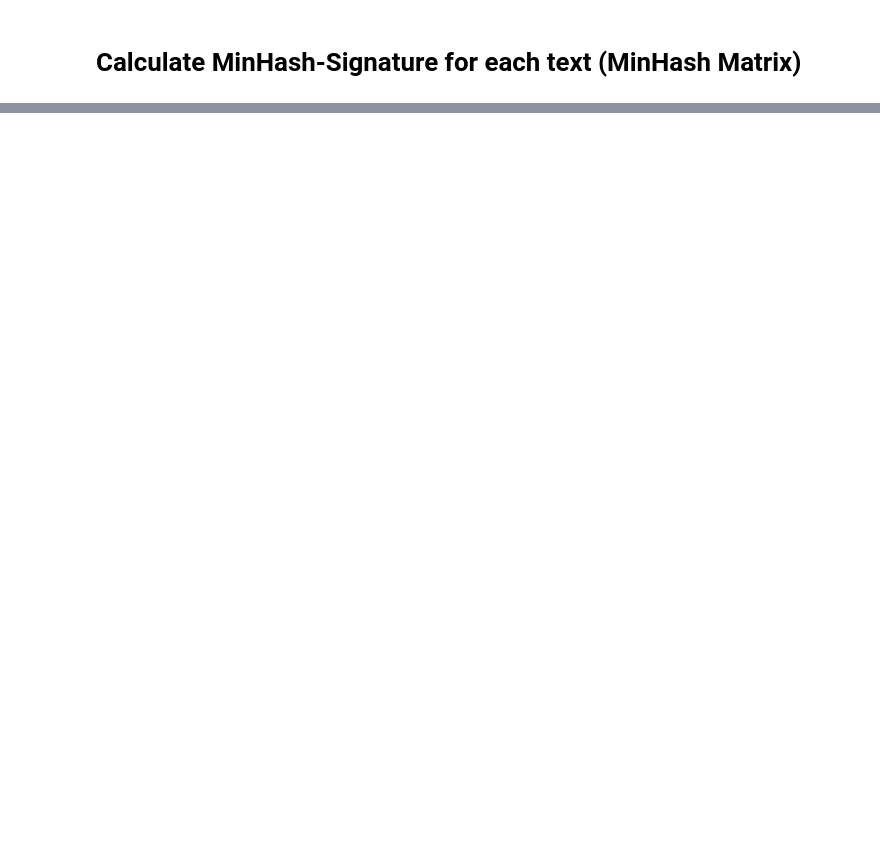
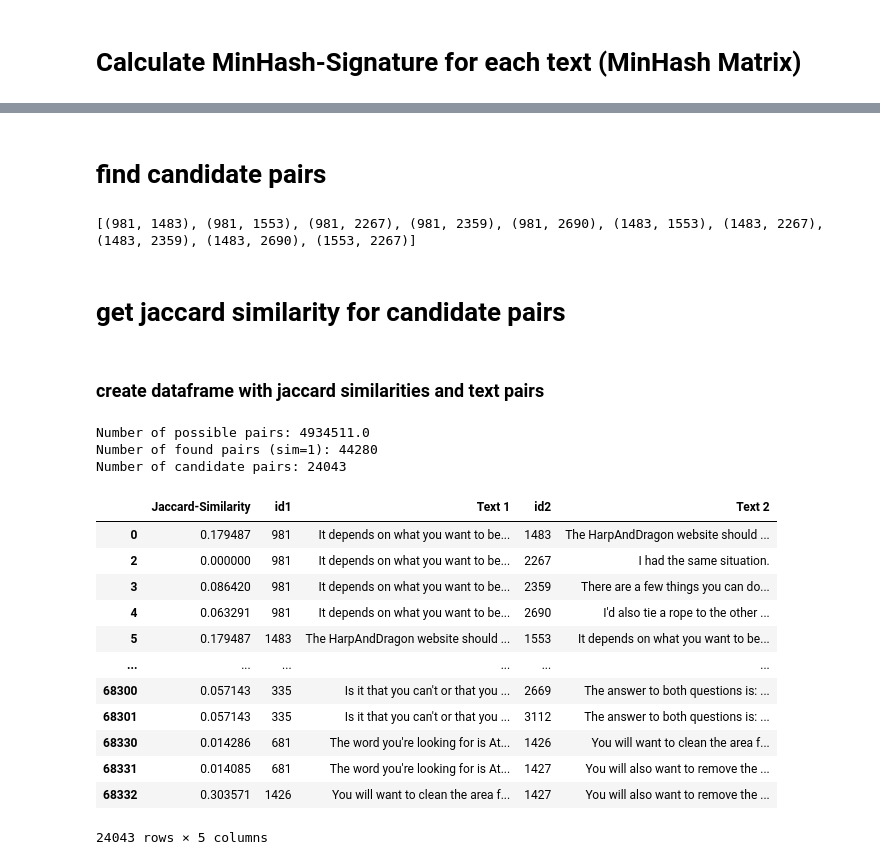
Before and after one commit to Phillus1999/data_science_2, a Jupyter notebook: projects/uebung_3/LSH_concepts.ipynb, the cells around one changed output, grey strips where cells are left out. Saved outputs shown, nothing was run; the diff lists cells and outputs as text; code cells hidden in the pictures; blank space fills up the shorter version.

```diff
--- a/projects/uebung_3/LSH_concepts.ipynb
+++ b/projects/uebung_3/LSH_concepts.ipynb
@@ -164,0 +237,16 @@ signature_similarity = []
+# %% [markdown]
+# find candidate pairs
+# %%
+candidate_pairs = []
+for bucket in buckets:
+    # find all buckets with more than one entry
+    if len(bucket) > 1:
+        # create all possible pairs of the bucket
+        for i in range(len(bucket)):
+            for j in range(i + 1, len(bucket)):
+                candidate_pairs.append((bucket[i], bucket[j]))
+print(candidate_pairs[0:10])
+# %% [output]
+[(981, 1483), (981, 1553), (981, 2267), (981, 2359), (981, 2690), (1483, 1553), (1483, 2267), (1483, 2359), (1483, 2690), (1553, 2267)]
+# %% [markdown]
+# get jaccard similarity for candidate pairs
@@ -164,0 +257,2 @@ signature_similarity = []
+# %% [markdown]
+### create dataframe with jaccard similarities and text pairs
@@ -164,0 +261,30 @@ signature_similarity = []
+# %%
+# filter all cells, where id1 == id2
+candidate_pairs_df = candidate_pairs_df[candidate_pairs_df['id1'] != candidate_pairs_df['id2']]
+print(f'Number of possible pairs: {len(texts) * (len(texts) - 1) / 2}')
+print(f'Number of found pairs (sim=1): {len(candidate_pairs_df[candidate_pairs_df["Jaccard-Similarity"] > 0.8])}')
+
+# remove jac_sims == 1
+candidate_pairs_df = candidate_pairs_df[candidate_pairs_df['Jaccard-Similarity'] != 1]
+
+print(f'Number of candidate pairs: {len(candidate_pairs_df)}')
+# %% [output]
+Number of possible pairs: 4934511.0
+Number of found pairs (sim=1): 44280
+Number of candidate pairs: 24043
+# %%
+candidate_pairs_df
+# %% [output]
+|  | Jaccard-Similarity | id1 | Text 1 | id2 | Text 2 |
+| 0 | 0.179487 | 981 | It depends on what you want to be... | 1483 | The HarpAndDragon website should ... |
+| 2 | 0.000000 | 981 | It depends on what you want to be... | 2267 | I had the same situation. |
+| 3 | 0.086420 | 981 | It depends on what you want to be... | 2359 | There are a few things you can do... |
+| 4 | 0.063291 | 981 | It depends on what you want to be... | 2690 | I'd also tie a rope to the other ... |
+| 5 | 0.179487 | 1483 | The HarpAndDragon website should ... | 1553 | It depends on what you want to be... |
+| ... | ... | ... | ... | ... | ... |
+| 68300 | 0.057143 | 335 | Is it that you can't or that you ... | 2669 | The answer to both questions is: ... |
+| 68301 | 0.057143 | 335 | Is it that you can't or that you ... | 3112 | The answer to both questions is: ... |
+| 68330 | 0.014286 | 681 | The word you're looking for is At... | 1426 | You will want to clean the area f... |
+| 68331 | 0.014085 | 681 | The word you're looking for is At... | 1427 | You will also want to remove the ... |
+| 68332 | 0.303571 | 1426 | You will want to clean the area f... | 1427 | You will also want to remove the ... |
+24043 rows × 5 columns
```
Also changed, not shown: parts of 25 cells of this notebook, 2 other files.
